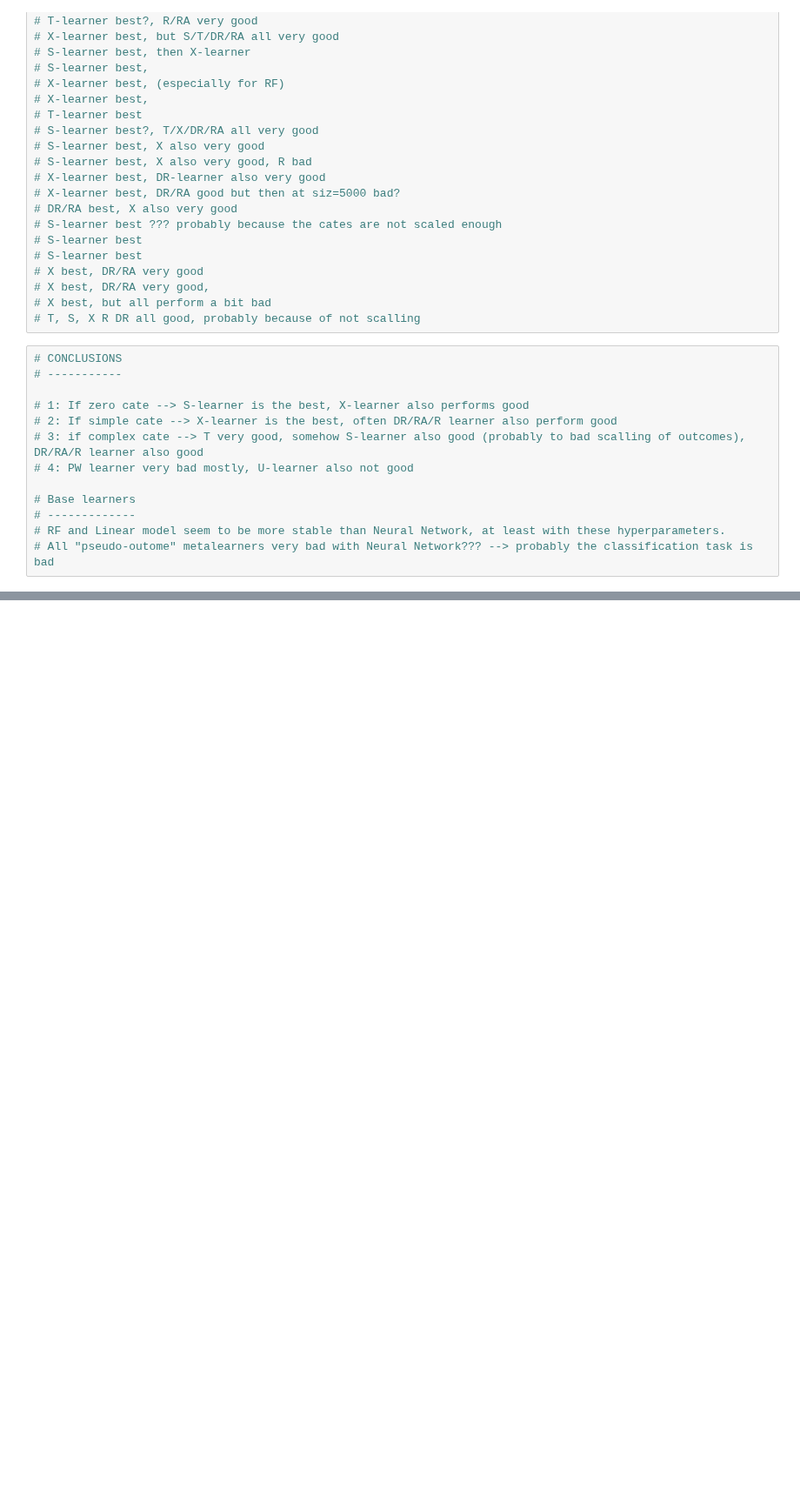
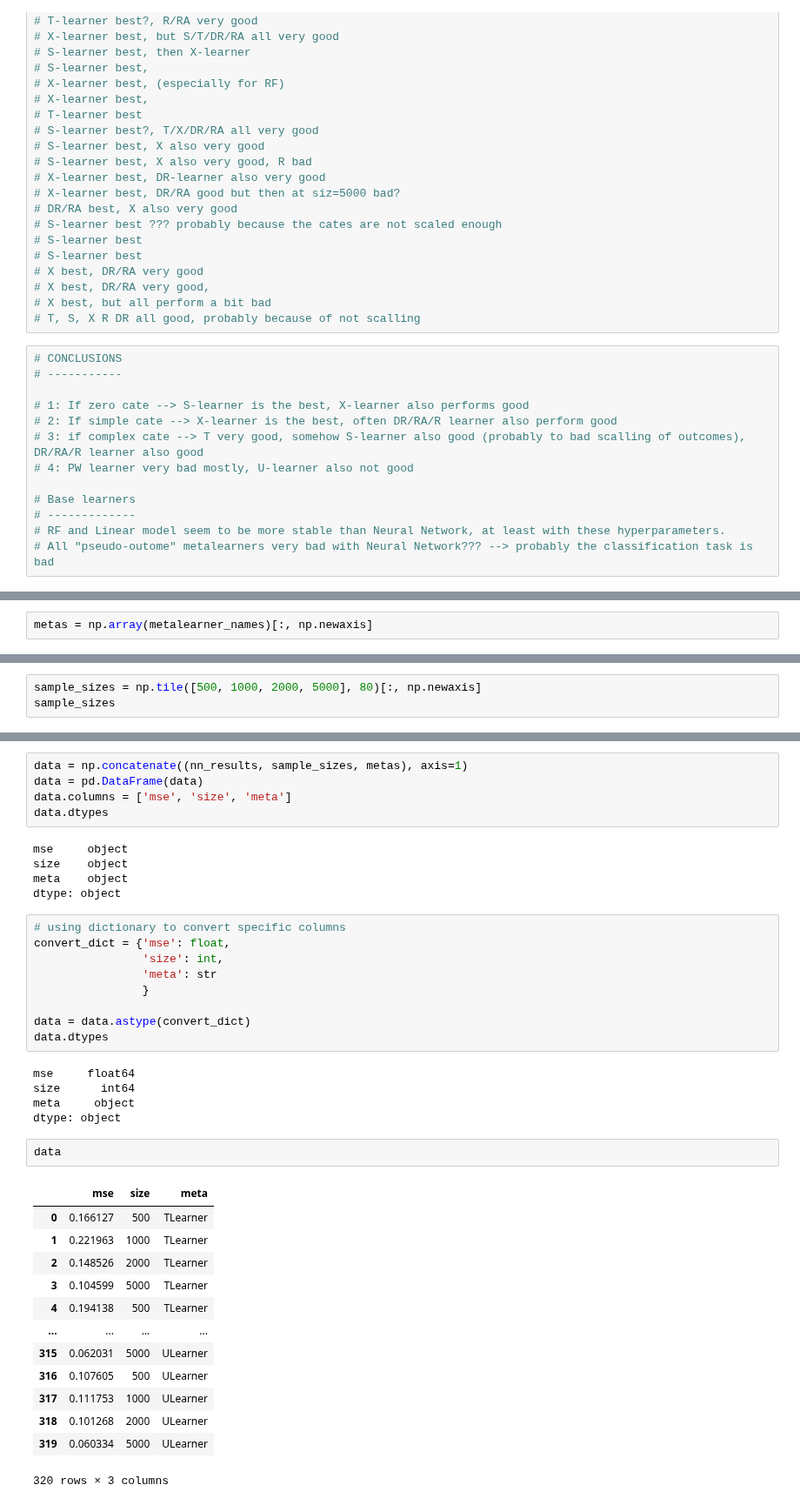
Before and after one commit to abibaj98/Master-Thesis, a Jupyter notebook: Results.ipynb, the cells around one changed output, grey strips where cells are left out. Shown at 87% size. Drawn from its saved outputs; the diff is of its cells as text; blank space fills up the shorter version.

```diff
--- a/Results.ipynb
+++ b/Results.ipynb
@@ -61,0 +234,2 @@ array([[2.15843062e+00, 4.23486732e-03, 9.12256899e-01, 3.82930080e+00,
+# %%
+metas = np.array(metalearner_names)[:, np.newaxis]
@@ -61,0 +256,3 @@ array([[2.15843062e+00, 4.23486732e-03, 9.12256899e-01, 3.82930080e+00,
+# %%
+sample_sizes = np.tile([500, 1000, 2000, 5000], 80)[:, np.newaxis]
+sample_sizes
@@ -61,0 +277,40 @@ array([[2.15843062e+00, 4.23486732e-03, 9.12256899e-01, 3.82930080e+00,
+# %%
+data = np.concatenate((nn_results, sample_sizes, metas), axis=1)
+data = pd.DataFrame(data)
+data.columns = ['mse', 'size', 'meta']
+data.dtypes
+# %% [output]
+mse     object
+size    object
+meta    object
+dtype: object
+# %%
+# using dictionary to convert specific columns
+convert_dict = {'mse': float,
+                'size': int,
+                'meta': str
+                }
+
+data = data.astype(convert_dict)
+data.dtypes
+# %% [output]
+mse     float64
+size      int64
+meta     object
+dtype: object
+# %%
+data
+# %% [output]
+|  | mse | size | meta |
+| 0 | 0.166127 | 500 | TLearner |
+| 1 | 0.221963 | 1000 | TLearner |
+| 2 | 0.148526 | 2000 | TLearner |
+| 3 | 0.104599 | 5000 | TLearner |
+| 4 | 0.194138 | 500 | TLearner |
+| ... | ... | ... | ... |
+| 315 | 0.062031 | 5000 | ULearner |
+| 316 | 0.107605 | 500 | ULearner |
+| 317 | 0.111753 | 1000 | ULearner |
+| 318 | 0.101268 | 2000 | ULearner |
+| 319 | 0.060334 | 5000 | ULearner |
+320 rows × 3 columns
```
Also changed, not shown: parts of 81 cells of this notebook.
